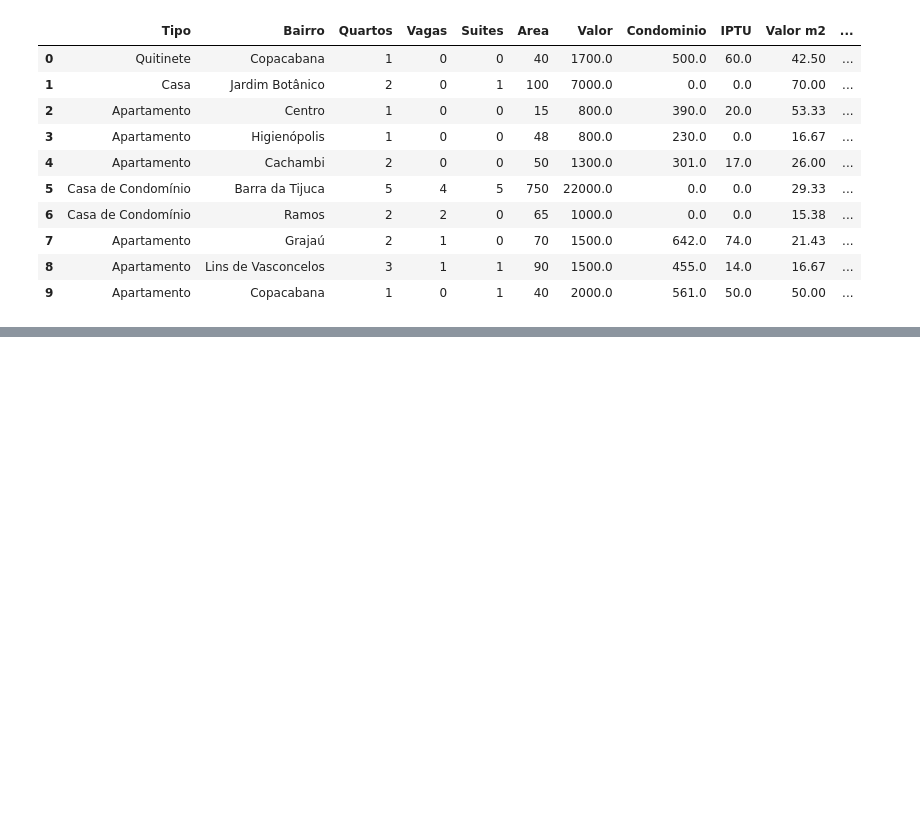
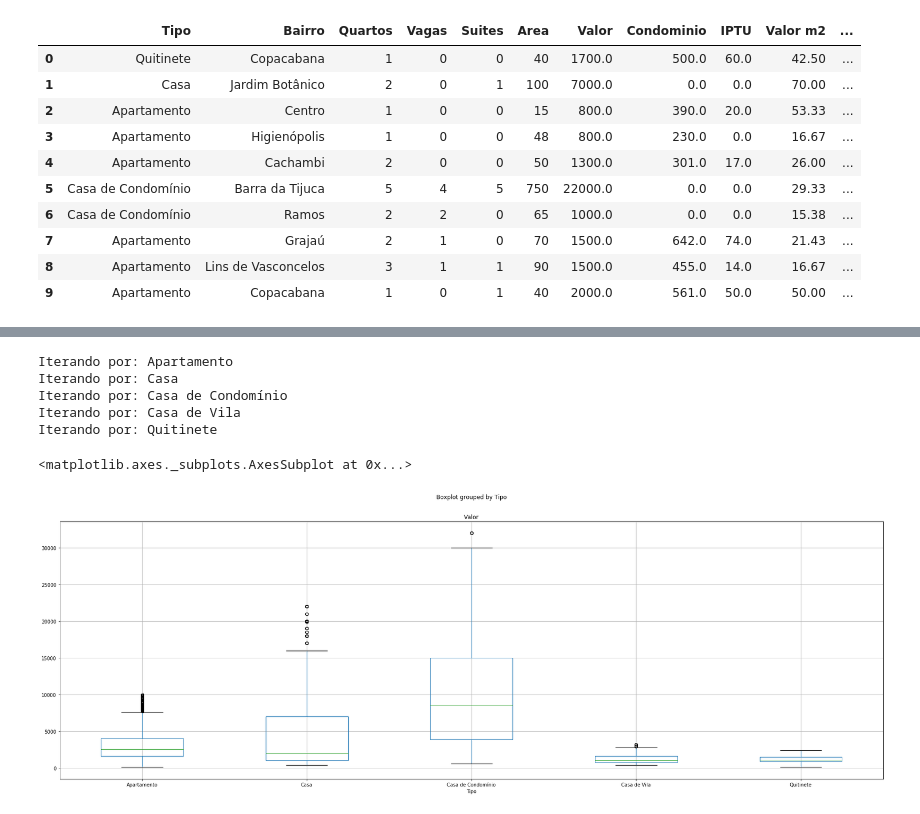
Before and after one commit to paulobressan/pandas, a Jupyter notebook: Relatório de Analise 8/Identificando e Removendo Outliers.ipynb, the cells around one changed output, grey strips where cells are left out. Saved outputs shown, nothing was run; the diff lists cells and outputs as text; code cells hidden in the pictures; blank space fills up the shorter version.

```diff
--- a/Relatório de Analise 8/Identificando e Removendo Outliers.ipynb
+++ b/Relatório de Analise 8/Identificando e Removendo Outliers.ipynb
@@ -71,0 +128,7 @@ array([[<matplotlib.axes._subplots.AxesSubplot object at 0x...>]],
+# %%
+# Analisando o boxplot acima, podemos ver a necessidade de separar os dados para realizar a analise por tipo,
+# porque, podemos ter casas de auto padrão com o aluguel de 30 mil e vamos perder informações por exemplo com base
+# nos quitinete, porque nos esperamos um quitinete por 30 mil
+
+# Então, vamos criar um agrupamento com base na variavel Tipo e com os dados de Valor
+grupo_tipo = dados.groupby('Tipo')['Valor']
@@ -71,0 +159,13 @@ array([[<matplotlib.axes._subplots.AxesSubplot object at 0x...>]],
+# %%
+# Quando temos um DataFrameGroupBy e aplicamos o calculo de quartils, ele nos retorna Series com a estatistica de cada
+# item do grupo
+
+# Estatistica para remover os Outliers. Com ela conseguimos saber o limite para o valor minimo e maximo de acordo
+# com todo os dados
+# Vamos dividir os dados de valor em quantils, 25% (.25)
+Q1 = grupo_tipo.quantile(.25)
+# E o quartil 3 que é 75% (.75)
+Q3 = grupo_tipo.quantile(.75)
+IIQ = Q3 - Q1
+limite_inferior = Q1 - 1.5 * IIQ
+limite_superior = Q3 + 1.5 * IIQ
@@ -71,0 +229,28 @@ array([[<matplotlib.axes._subplots.AxesSubplot object at 0x...>]],
+# %%
+# Realizar um for para capturar cada chave do agrupamento
+dados_new = pd.DataFrame()
+
+for tipo in grupo_tipo.groups.keys():
+    print(f'Iterando por: {tipo}')
+#     Criando as restrições para realizar a seleção por tipo e valor onde o seja maior ou igual ao limite_inferior
+#     e menor ou igual a limite_superior
+    eh_tipo = dados['Tipo'] == tipo
+    eh_dentro_limite = (dados['Valor'] >= limite_inferior[tipo]) & (dados['Valor'] <= limite_superior[tipo])
+    selecao = eh_tipo & eh_dentro_limite
+#     Criar um DataFrame de acordo com a seleção
+    dados_selecao = dados[selecao]
+#     Concatenar os DataFrame um em baixo do outro no dados_new
+    dados_new = pd.concat([dados_new, dados_selecao])
+# %% [output]
+Iterando por: Apartamento
+Iterando por: Casa
+Iterando por: Casa de Condomínio
+Iterando por: Casa de Vila
+Iterando por: Quitinete
+# %%
+# Analisando esse boxplot com o anterior, podemos ver que o boxplot ficou bem mais limpo porque esta realizando a
+# remoção dos outliers por cada tipo, onde cada tipo tem um padrão de valor maior ou menor
+dados_new.boxplot('Valor', by='Tipo')
+# %% [output]
+<matplotlib.axes._subplots.AxesSubplot at 0x...>
+[figure, added]
```
Also changed, not shown: parts of 28 cells of this notebook, 3 other files.
